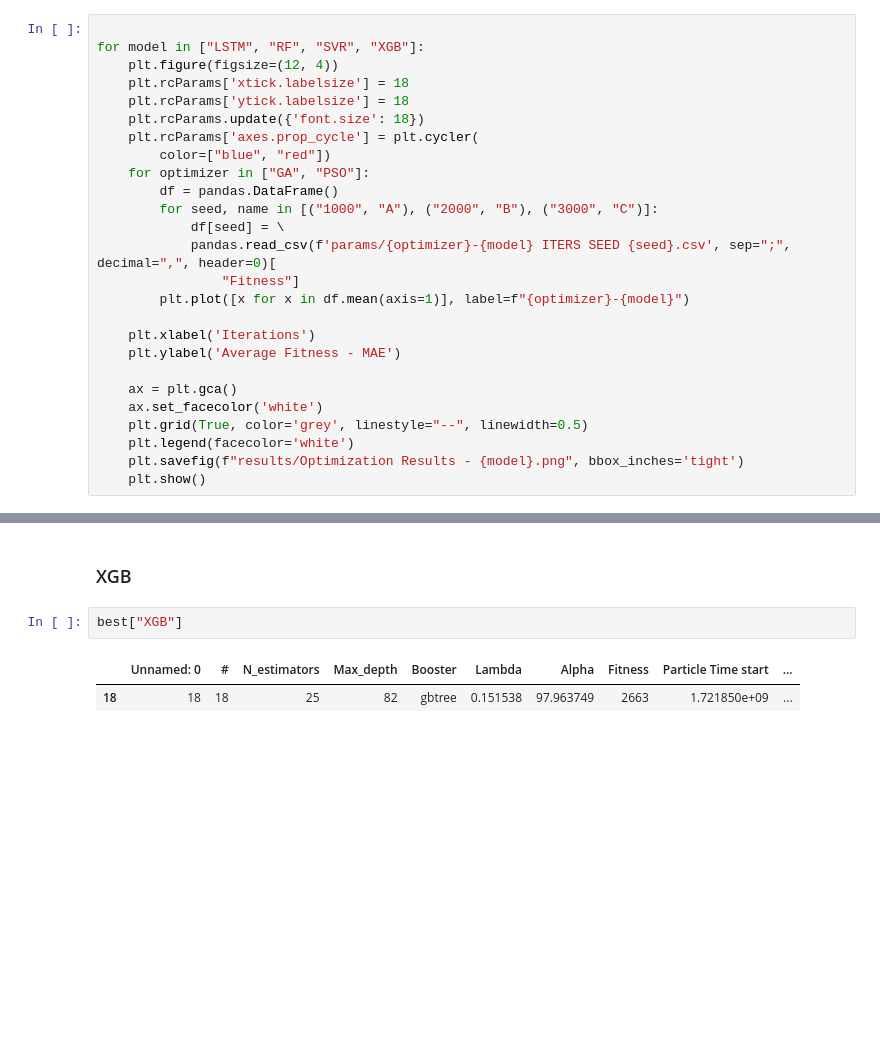
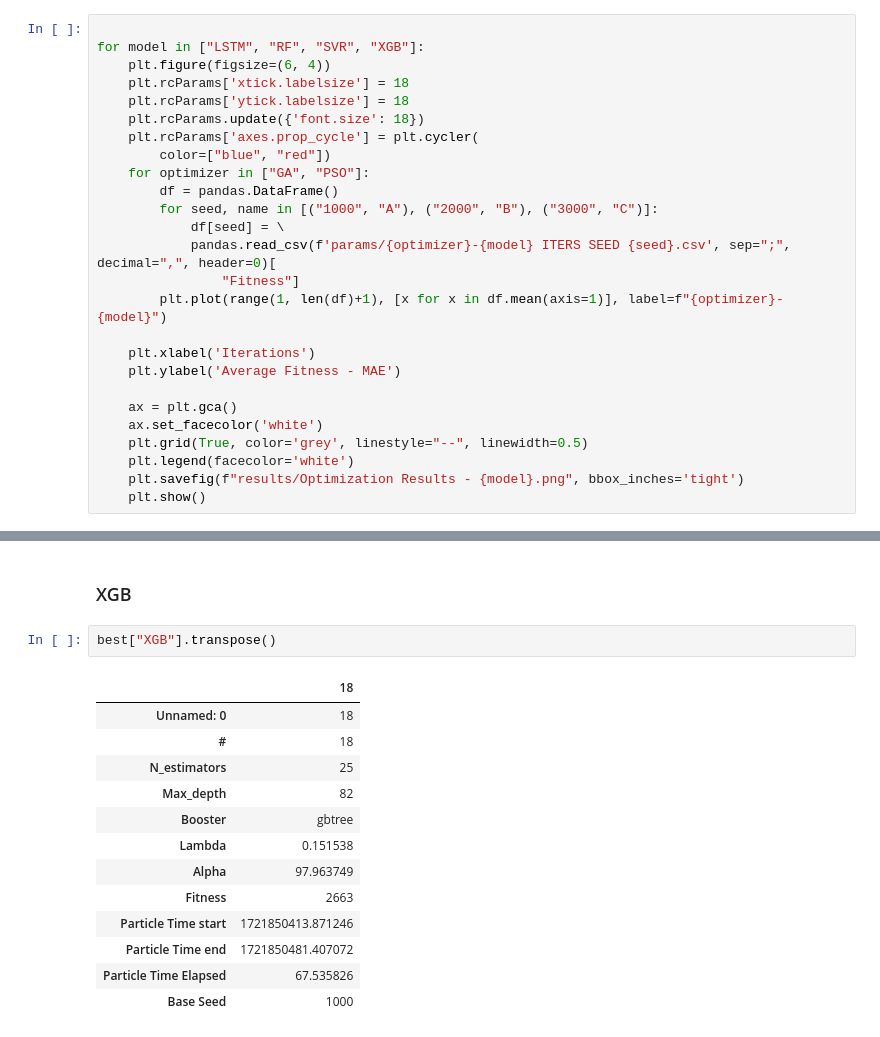
Before and after one commit to eduardoalba0/ifpr_electricity_ml, a Jupyter notebook: Optimization.ipynb, the cells around one changed output, grey strips where cells are left out. Cells and saved outputs as stored; diff of their text form; blank space fills up the shorter version.

```diff
--- a/Optimization.ipynb
+++ b/Optimization.ipynb
@@ -1303,7 +1309,7 @@ for seed in seeds:
 # %%
 
 for model in ["LSTM", "RF", "SVR", "XGB"]:
-    plt.figure(figsize=(12, 4))
+    plt.figure(figsize=(6, 4))
     plt.rcParams['xtick.labelsize'] = 18
     plt.rcParams['ytick.labelsize'] = 18
     plt.rcParams.update({'font.size': 18})
@@ -1315,7 +1321,7 @@ for model in ["LSTM", "RF", "SVR", "XGB"]:
             df[seed] = \
             pandas.read_csv(f'params/{optimizer}-{model} ITERS SEED {seed}.csv', sep=";", decimal=",", header=0)[
                 "Fitness"]
-        plt.plot([x for x in df.mean(axis=1)], label=f"{optimizer}-{model}")
+        plt.plot(range(1, len(df)+1), [x for x in df.mean(axis=1)], label=f"{optimizer}-{model}")
 
     plt.xlabel('Iterations')
     plt.ylabel('Average Fitness - MAE')
@@ -1370,7 +1404,18 @@ best["SVR"]
 # %% [markdown]
 ### XGB
 # %%
-best["XGB"]
+best["XGB"].transpose()
 # %% [output]
-|  | Unnamed: 0 | # | N_estimators | Max_depth | Booster | Lambda | Alpha | Fitness | Particle Time start | ... |
-| 18 | 18 | 18 | 25 | 82 | gbtree | 0.151538 | 97.963749 | 2663 | 1.721850e+09 | ... |
+|  | 18 |
+| Unnamed: 0 | 18 |
+| # | 18 |
+| N_estimators | 25 |
+| Max_depth | 82 |
+| Booster | gbtree |
+| Lambda | 0.151538 |
+| Alpha | 97.963749 |
+| Fitness | 2663 |
+| Particle Time start | 1721850413.871246 |
+| Particle Time end | 1721850481.407072 |
+| Particle Time Elapsed | 67.535826 |
+| Base Seed | 1000 |
```
Also changed, not shown: parts of 5 cells of this notebook, 18 other files.
